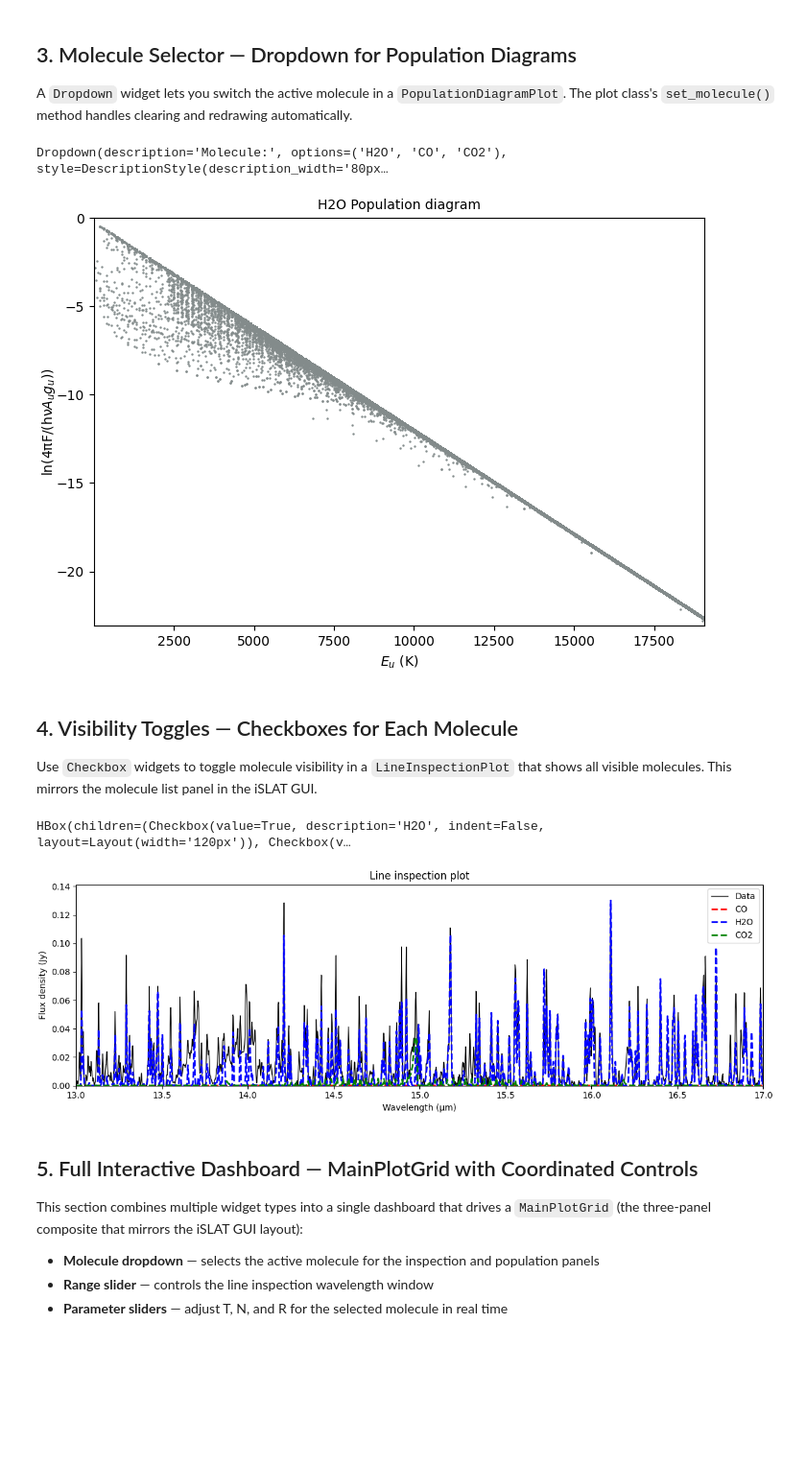
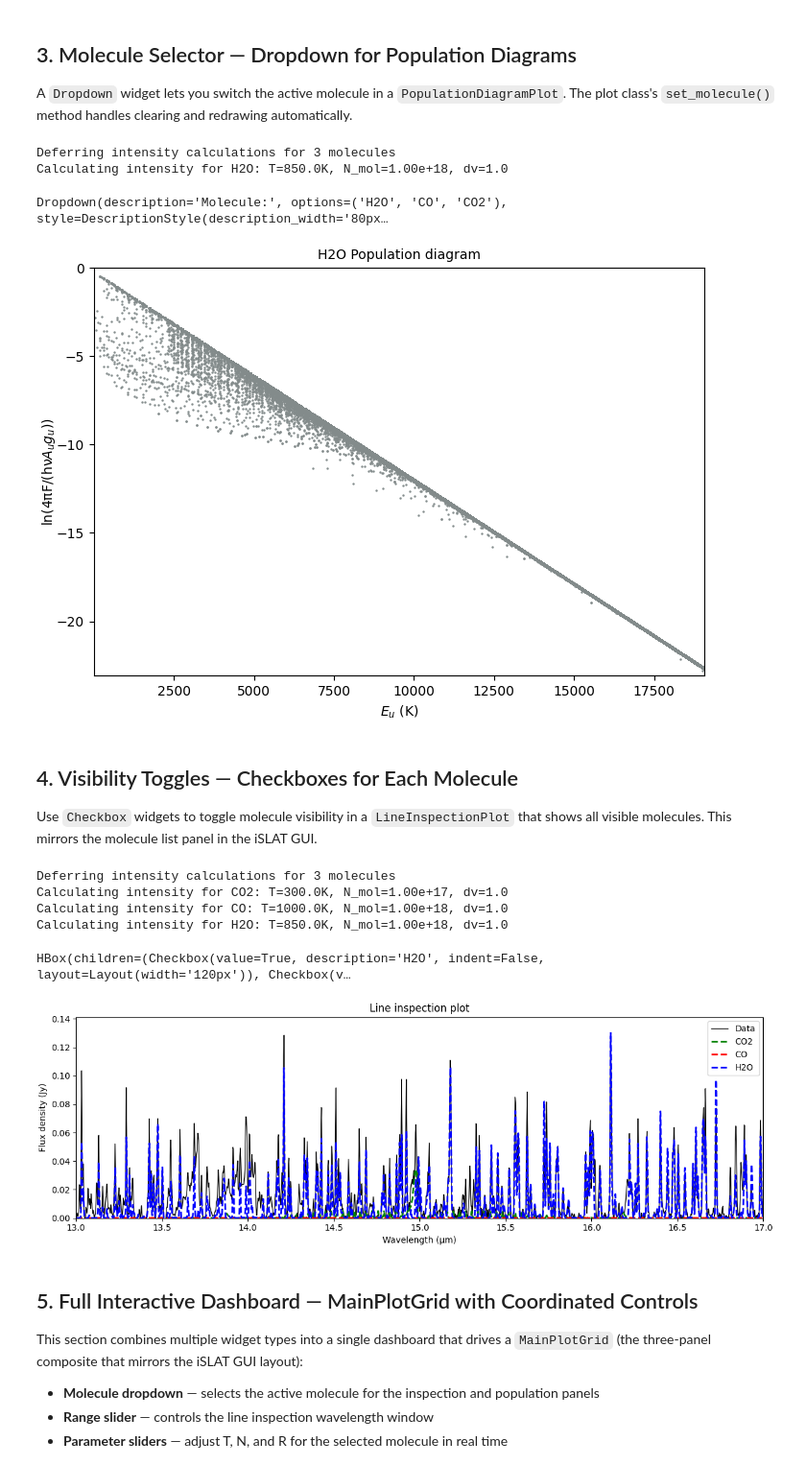
Before and after one commit to spexod/iSLAT, a Jupyter notebook: Examples/Notebooks/Interactive Widgets/Plots_With_Widgets_Example.ipynb, the cells around one changed output. Shown at 96% size. Cells and saved outputs as stored; diff of their text form; code cells hidden in the pictures; blank space fills up the shorter version.

```diff
--- a/Examples/Notebooks/Interactive Widgets/Plots_With_Widgets_Example.ipynb
+++ b/Examples/Notebooks/Interactive Widgets/Plots_With_Widgets_Example.ipynb
@@ -250,15 +265,17 @@ A `Dropdown` widget lets you switch the active molecule in a `PopulationDiagramP
 # %%
 # --- Dropdown molecule selector for PopulationDiagramPlot ---
 
+mol_dict_3 = create_mol_dict()
+
 pdp = PopulationDiagramPlot(
-    molecule=mol_dict["H2O"],
+    molecule=mol_dict_3["H2O"],
     figsize=(7, 5),
 )
 pdp.generate_plot()
 
 # Build dropdown options: display label -> molecule key
 mol_dropdown = widgets.Dropdown(
-    options=list(mol_dict.keys()),
+    options=list(mol_dict_3.keys()),
     value="H2O",
     description='Molecule:',
     style={'description_width': '80px'},
@@ -267,7 +284,7 @@ mol_dropdown = widgets.Dropdown(
 def on_molecule_change(change):
     """Switch the molecule shown in the population diagram."""
     mol_name = change['new']
-    pdp.set_molecule(mol_dict[mol_name])
+    pdp.set_molecule(mol_dict_3[mol_name])
     pdp.fig.canvas.draw_idle()
 
 mol_dropdown.observe(on_molecule_change, names='value')
@@ -275,7 +292,9 @@ mol_dropdown.observe(on_molecule_change, names='value')
 display(mol_dropdown)
 pdp.show()
 # %% [output]
-Dropdown(description='Molecule:', options=('H2O', 'CO', 'CO2'), style=DescriptionStyle(description_width='80px…
+Deferring intensity calculations for 3 molecules
+Calculating intensity for H2O: T=850.0K, N_mol=1.00e+18, dv=1.0
+Dropdown(description='Molecule:', options=('H2O', 'CO', 'CO2'), style=DescriptionStyle(description_width='80px…
 [figure]
 # %% [markdown]
 ## 4. Visibility Toggles — Checkboxes for Each Molecule
@@ -283,48 +302,54 @@ Dropdown(description='Molecule:', options=('H2O', 'CO', 'CO2'), style=Descriptio
 Use `Checkbox` widgets to toggle molecule visibility in a `LineInspectionPlot` that shows all visible molecules. This mirrors the molecule list panel in the iSLAT GUI.
 # %%
 # --- Checkbox visibility toggles for molecules ---
+
+mol_dict_4 = create_mol_dict()
 
 vis_lip = LineInspectionPlot(
     wave_data=wave_grid,
     flux_data=observed_flux,
     xmin=13.0,
     xmax=17.0,
-    molecules=mol_dict,
+    molecules=mol_dict_4,
     figsize=(12, 4),
 )
 vis_lip.generate_plot()
 
 # Create one checkbox per molecule, coloured to match
 checkboxes = {}
-for mol_name, mol in mol_dict.items():
+for mol_name, mol_obj in mol_dict_4.items():
     cb = widgets.Checkbox(
-        value=mol.is_visible,
+        value=mol_obj.is_visible,
         description=mol_name,
         indent=False,
         layout=widgets.Layout(width='120px'),
     )
     checkboxes[mol_name] = cb
 
 def on_visibility_change(change):
     """Toggle molecule visibility and refresh the plot."""
     # Sync checkbox states to molecule objects
     for mol_name, cb in checkboxes.items():
-        mol_dict[mol_name].is_visible = cb.value
+        mol_dict_4[mol_name].is_visible = cb.value
 
     vis_lip.generate_plot()
     vis_lip.fig.canvas.draw_idle()
 
 # Attach observer to each checkbox
 for cb in checkboxes.values():
     cb.observe(on_visibility_change, names='value')
 
 # Arrange checkboxes in a horizontal row
 checkbox_row = widgets.HBox(list(checkboxes.values()))
 display(checkbox_row)
 vis_lip.show()
 # %% [output]
-HBox(children=(Checkbox(value=True, description='H2O', indent=False, layout=Layout(width='120px')), Checkbox(v…
+Deferring intensity calculations for 3 molecules
+Calculating intensity for CO2: T=300.0K, N_mol=1.00e+17, dv=1.0
+Calculating intensity for CO: T=1000.0K, N_mol=1.00e+18, dv=1.0
+Calculating intensity for H2O: T=850.0K, N_mol=1.00e+18, dv=1.0
+HBox(children=(Checkbox(value=True, description='H2O', indent=False, layout=Layout(width='120px')), Checkbox(v…
-[figure, old version]
+[figure, new version]
 # %% [markdown]
 ## 5. Full Interactive Dashboard — MainPlotGrid with Coordinated Controls
 
```
Also changed, not shown: parts of 7 cells of this notebook.
